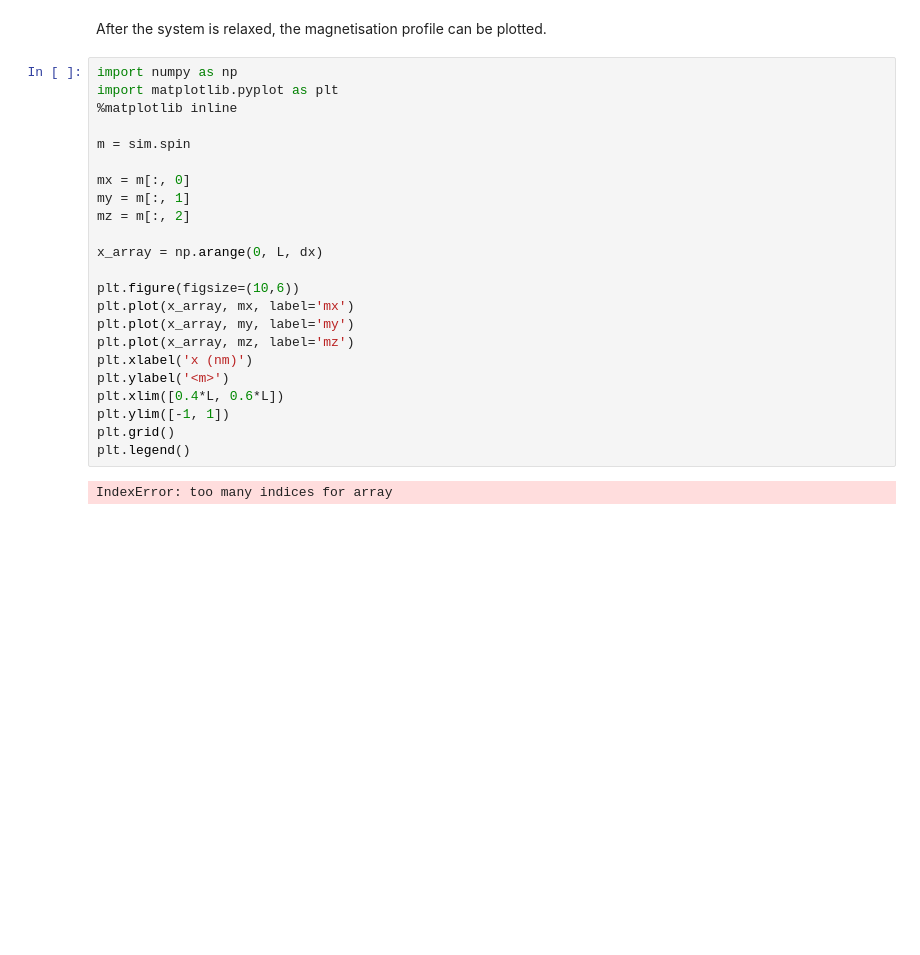
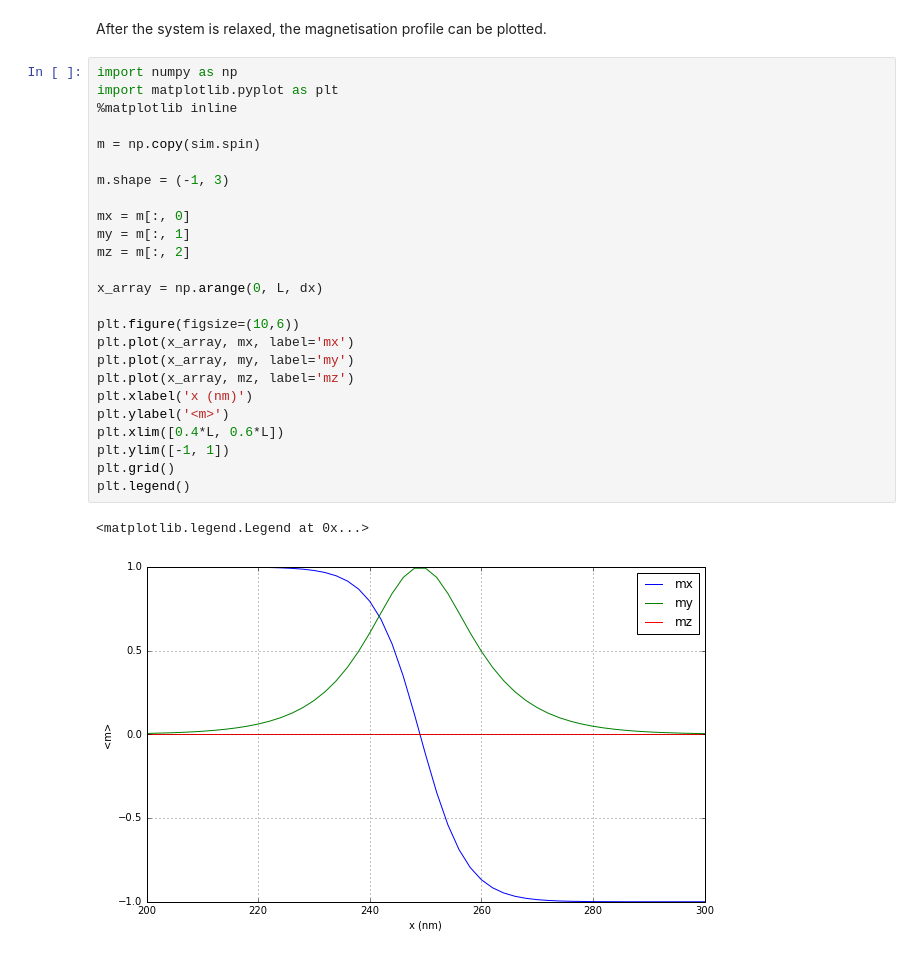
Before and after one commit to computationalmodelling/fidimag, a Jupyter notebook: doc/ipynb/1d_domain_wall.ipynb, the cells around one changed output. Cells and saved outputs as stored; diff of their text form; blank space fills up the shorter version.

Commit message:
Fix the domain wall plotting.

```diff
--- a/doc/ipynb/1d_domain_wall.ipynb
+++ b/doc/ipynb/1d_domain_wall.ipynb
@@ -102,25 +105,28 @@ After the system is relaxed, the magnetisation profile can be plotted.
 # %%
 import numpy as np
 import matplotlib.pyplot as plt
 %matplotlib inline
 
-m = sim.spin
+m = np.copy(sim.spin)
+
+m.shape = (-1, 3)
 
 mx = m[:, 0]
 my = m[:, 1]
 mz = m[:, 2]
 
 x_array = np.arange(0, L, dx)
 
 plt.figure(figsize=(10,6))
 plt.plot(x_array, mx, label='mx')
 plt.plot(x_array, my, label='my')
 plt.plot(x_array, mz, label='mz')
 plt.xlabel('x (nm)')
 plt.ylabel('<m>')
 plt.xlim([0.4*L, 0.6*L])
 plt.ylim([-1, 1])
 plt.grid()
 plt.legend()
 # %% [output]
-IndexError: too many indices for array
+<matplotlib.legend.Legend at 0x...>
+[figure, added]
```
Also changed, not shown: parts of 1 cell of this notebook.
